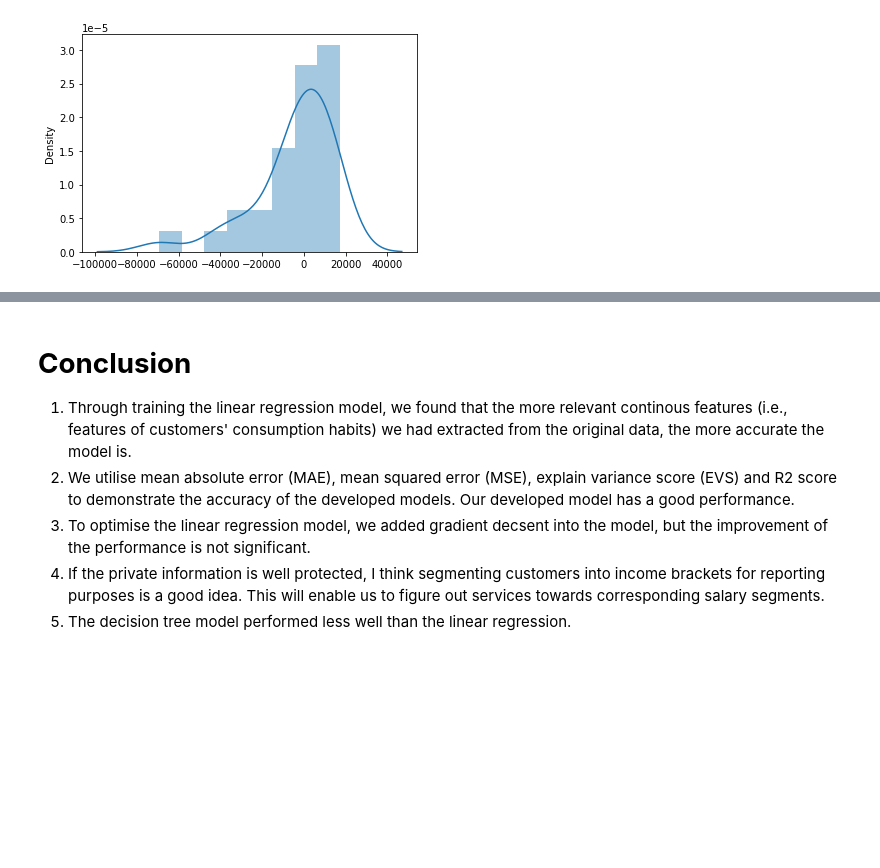
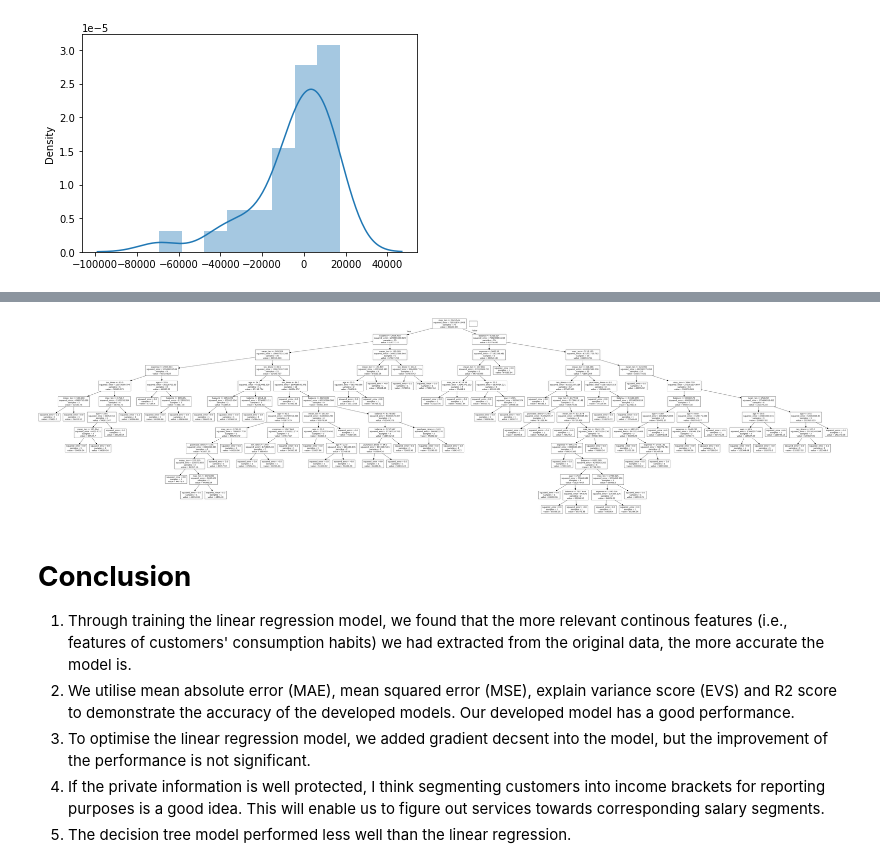
Before and after one commit to unofang/Data-ANZ, a Jupyter notebook: Task_02/Task02_Predictive_Analytics.ipynb, the cells around one changed output, grey strips where cells are left out. Saved outputs shown, nothing was run; the diff lists cells and outputs as text; code cells hidden in the pictures; blank space fills up the shorter version.

Commit message:
Task02 decision tree graph

```diff
--- a/Task_02/Task02_Predictive_Analytics.ipynb
+++ b/Task_02/Task02_Predictive_Analytics.ipynb
@@ -510,3 +523,10 @@ sns.distplot(predictions-y_test)
+# %%
+plot_data = tree.export_graphviz(dtree, out_file=None, feature_names=total_credit.columns[1:-1].tolist())
+graph = pydotplus.graph_from_dot_data(plot_data)
+graph.write_png('mydecisiontree.png')
+Image('mydecisiontree.png')
+# %% [output]
+[figure, added]
 # %% [markdown]
 # **Conclusion**
 
```
Also changed, not shown: parts of 2 cells of this notebook.
